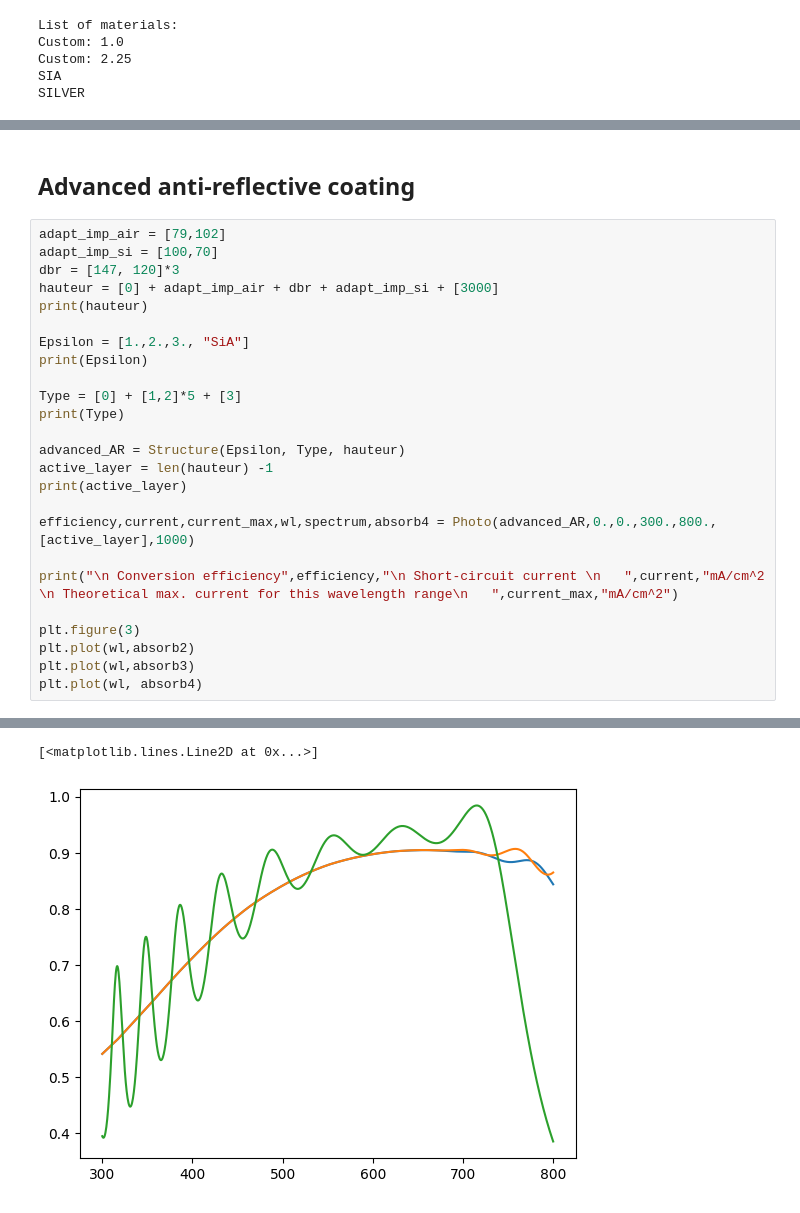
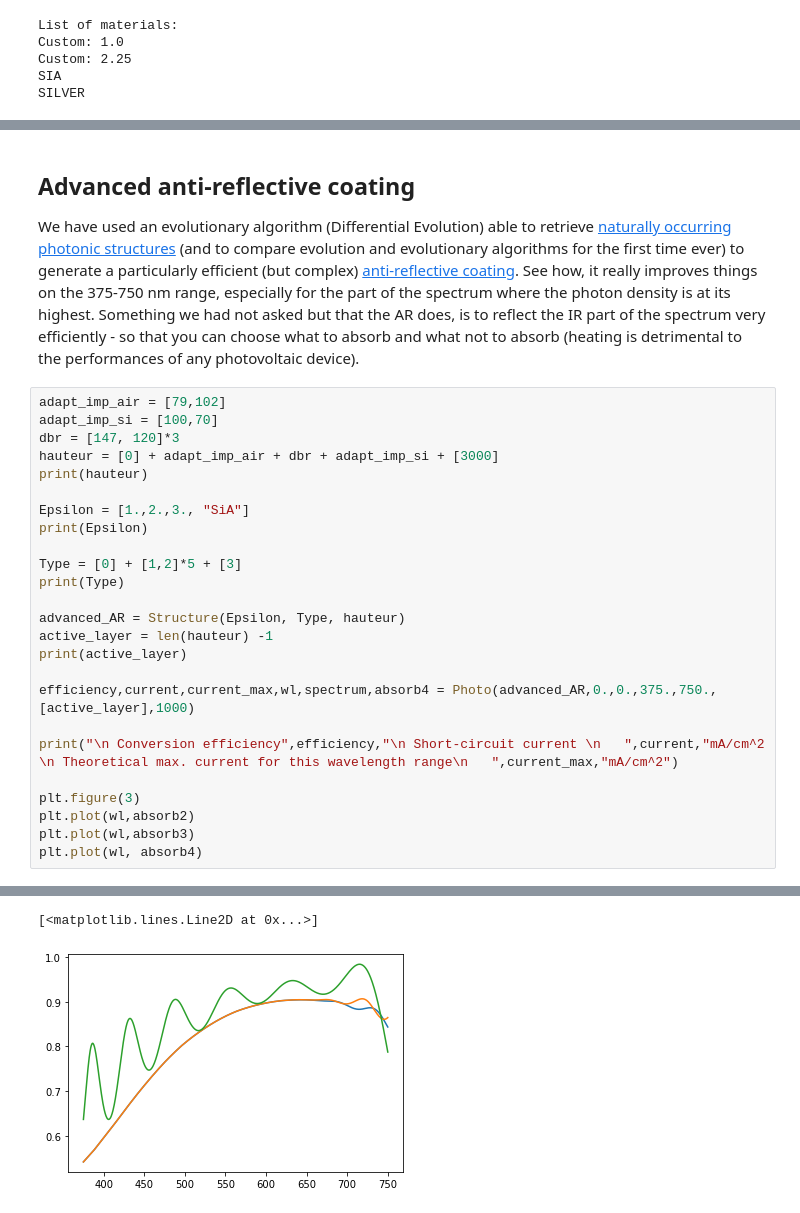
Before and after one commit to AnMoreau/PyMoosh, a Jupyter notebook: notebooks/Photovoltaics.ipynb, the cells around one changed output, grey strips where cells are left out. Drawn from its saved outputs; the diff is of its cells as text.

Commit message:
Photovoltaic notebook updated with text and references.

```diff
--- a/notebooks/Photovoltaics.ipynb
+++ b/notebooks/Photovoltaics.ipynb
@@ -108,5 +108,7 @@ plt.plot(wl,absorb3)
-# %% [markdown]
-## Advanced anti-reflective coating
+# %% [markdown]
+## Advanced anti-reflective coating
+
+We have used an evolutionary algorithm (Differential Evolution) able to retrieve [naturally occurring photonic structures](https://www.nature.com/articles/s41598-020-68719-3) (and to compare evolution and evolutionary algorithms for the first time ever) to generate a particularly efficient (but complex) [anti-reflective coating](https://www.dropbox.com/s/lxngh88svjdvj08/PhysRevB.103.125135.pdf?dl=0). See how, it really improves things on the 375-750 nm range, especially for the part of the spectrum where the photon density is at its highest. Something we had not asked but that the AR does, is to reflect the IR part of the spectrum very efficiently - so that you can choose what to absorb and what not to absorb (heating is detrimental to the performances of any photovoltaic device).
 # %%
 adapt_imp_air = [79,102]
 adapt_imp_si = [100,70]
@@ -124,7 +126,7 @@ advanced_AR = Structure(Epsilon, Type, hauteur)
 active_layer = len(hauteur) -1
 print(active_layer)
 
-efficiency,current,current_max,wl,spectrum,absorb4 = Photo(advanced_AR,0.,0.,300.,800.,[active_layer],1000)
+efficiency,current,current_max,wl,spectrum,absorb4 = Photo(advanced_AR,0.,0.,375.,750.,[active_layer],1000)
 
 print("\n Conversion efficiency",efficiency,"\n Short-circuit current \n   ",current,"mA/cm^2 \n Theoretical max. current for this wavelength range\n   ",current_max,"mA/cm^2")
 
@@ -151,2 +153,2 @@ SIA
 [<matplotlib.lines.Line2D at 0x...>]
-[figure, old version]
+[figure, new version]
```
Also changed, not shown: parts of 4 cells of this notebook.
